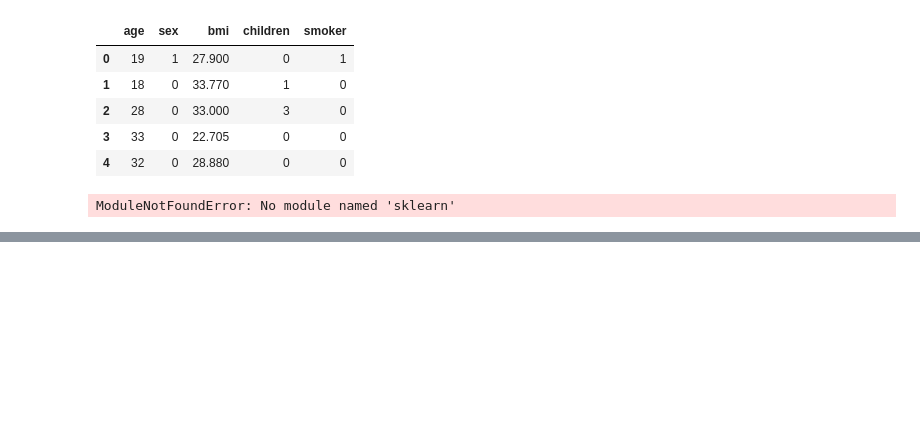
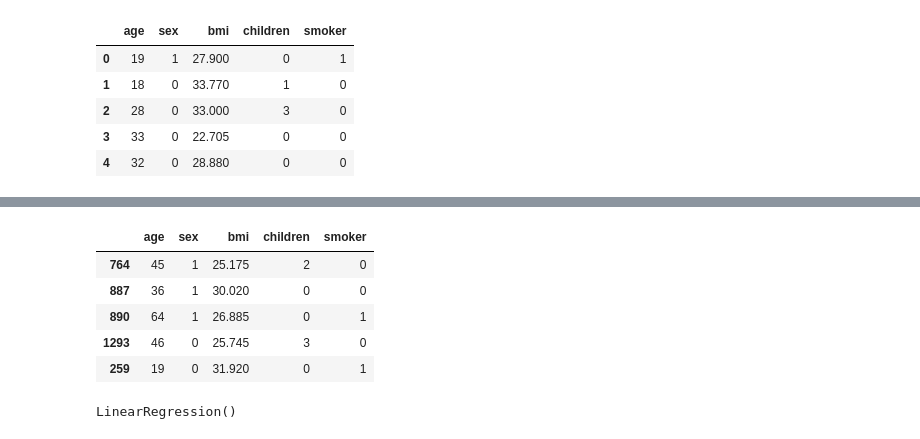
Before and after one commit to SabbirHassanShuvo/Prime-2.0-AIML, a Jupyter notebook: Ml/linear_regression.ipynb, the cells around one changed output, grey strips where cells are left out. Drawn from its saved outputs; the diff is of its cells as text; code cells hidden in the pictures; blank space fills up the shorter version.

```diff
--- a/Ml/linear_regression.ipynb
+++ b/Ml/linear_regression.ipynb
@@ -43,10 +43,8 @@ x.head()
 # %%
 import numpy as np
 from sklearn.model_selection import train_test_split
-X_train, X_test, y_train, y_test = train_test_split(
-    X, y, test_size=0.2, random_state=42)
+x_train, x_test, y_train, y_test = train_test_split(
+    x, y, test_size=0.2, random_state=42)
-# %% [output]
-ModuleNotFoundError: No module named 'sklearn'
 # %%
-pip install scikit-learn
+x_test.head()
 # %% [output]
@@ -66,0 +51,14 @@ Downloading scikit_learn-1.9.1-cp312-cp312-manylinux_2_27_x86_64.manylinux_2_28_
+|  | age | sex | bmi | children | smoker |
+| 764 | 45 | 1 | 25.175 | 2 | 0 |
+| 887 | 36 | 1 | 30.020 | 0 | 0 |
+| 890 | 64 | 1 | 26.885 | 0 | 1 |
+| 1293 | 46 | 0 | 25.745 | 3 | 0 |
+| 259 | 19 | 0 | 31.920 | 0 | 1 |
+# %%
+# train model
+from sklearn.linear_model import LinearRegression
+
+model = LinearRegression()
+model.fit(x_train, y_train)
+# %% [output]
+LinearRegression()
```
Also changed, not shown: parts of 5 cells of this notebook.
